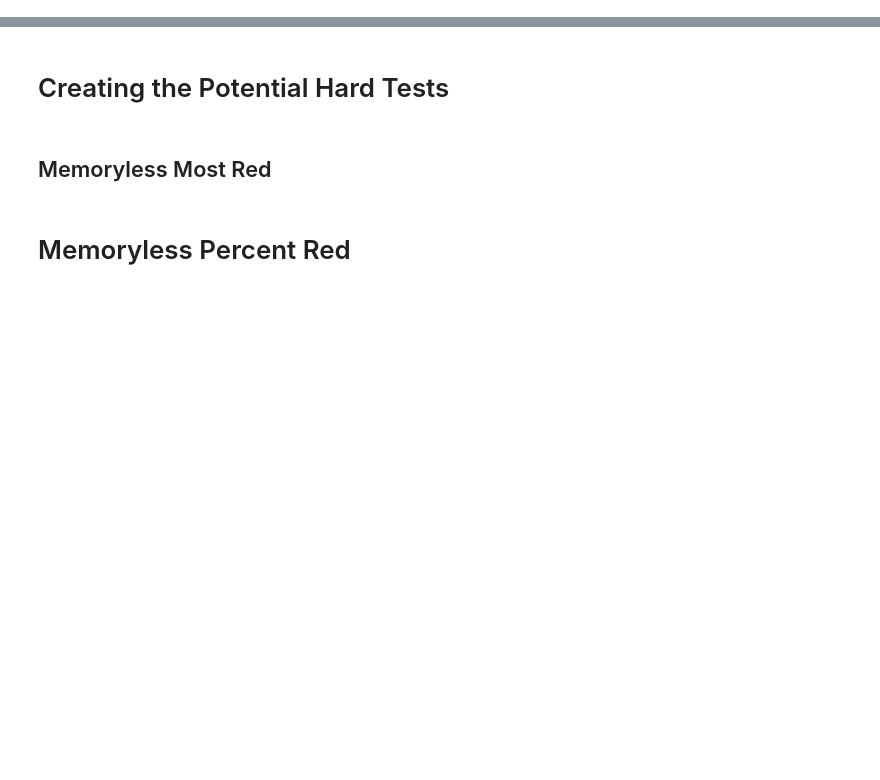
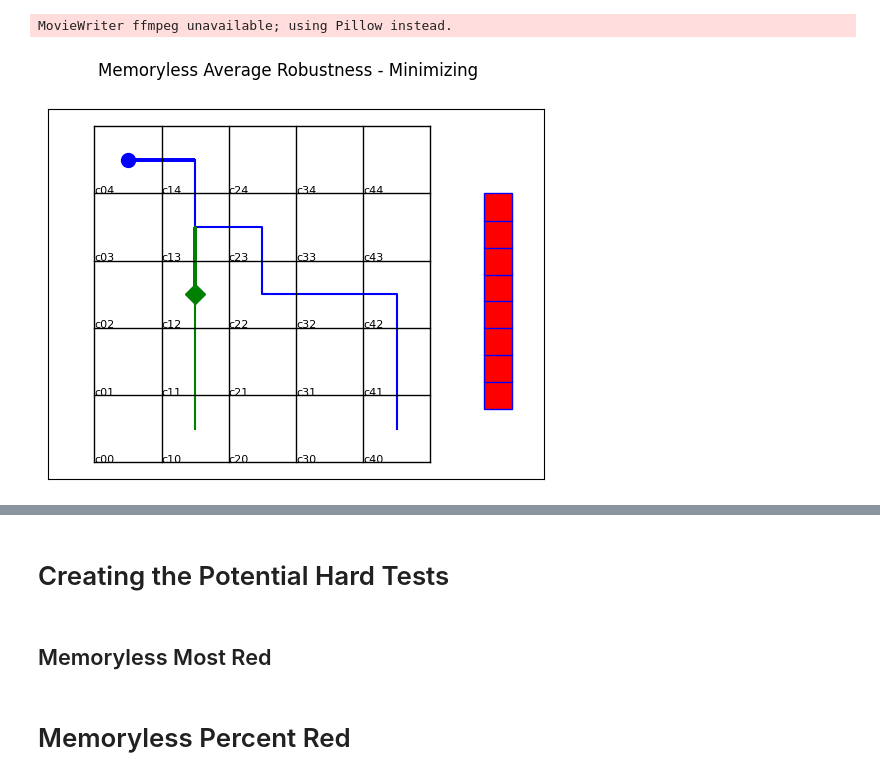
Before and after one commit to khassibi/GR1_simulations, a Jupyter notebook: patrolling_car_tests.ipynb, the cells around one changed output, grey strips where cells are left out. Saved outputs shown, nothing was run; the diff lists cells and outputs as text; code cells hidden in the pictures; blank space fills up the shorter version.

```diff
--- a/patrolling_car_tests.ipynb
+++ b/patrolling_car_tests.ipynb
@@ -71,7 +75,11 @@ b_signal, trajectory = patrolling_car_tests.rand_test_with_metric(G, 0, hard_tes
 # %%
 title = "Memoryless Average Robustness - Minimizing"
 avg_robustness_env_metric = hard_tests.find_avg_robustness(G)
 b_signal, trajectory = patrolling_car_tests.rand_test_with_metric(G, 0, hard_tests.memoryless_robustness_minimization, avg_robustness_env_metric, 30)
+patrolling_car_tests.animate_test(ctrl, b_signal, title)
+# %% [output]
+MovieWriter ffmpeg unavailable; using Pillow instead.
+[figure, added]
 # %%
 title = "Memoryless Min Robustness - Averaging"
 min_robustness_env_metric = hard_tests.find_min_robustness(G)
```
Also changed, not shown: parts of 10 cells of this notebook, 8 other files.
